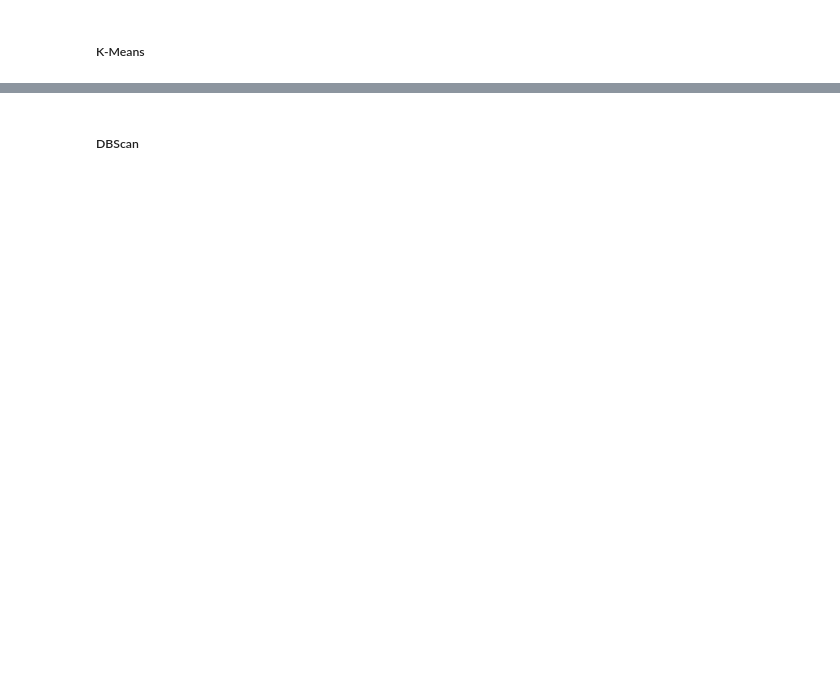
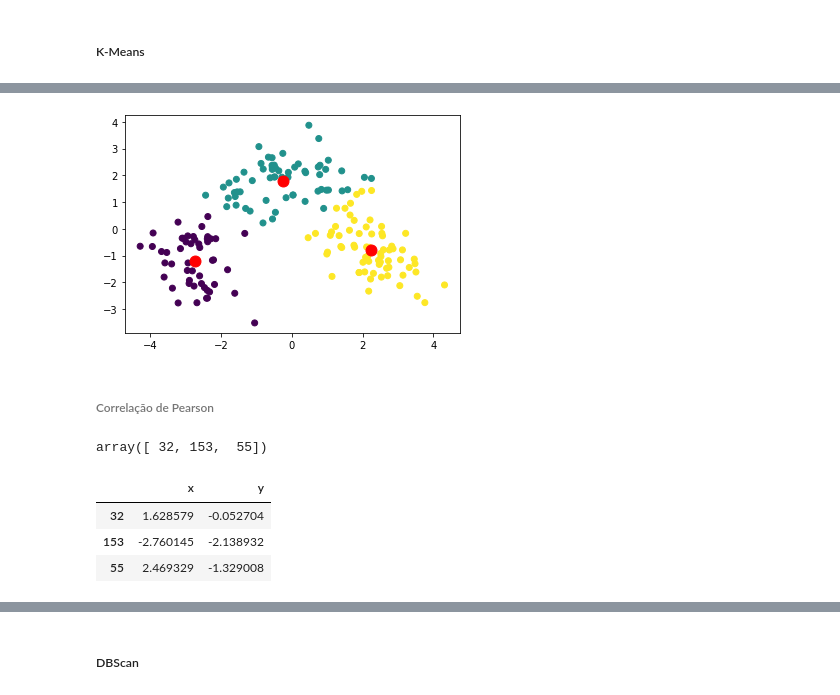
Before and after one commit to ldocarvalho/Analise-Grupos-Wine, a Jupyter notebook: TP3_AnaliseGrupos.ipynb, the cells around one changed output, grey strips where cells are left out. Saved outputs shown, nothing was run; the diff lists cells and outputs as text; code cells hidden in the pictures; blank space fills up the shorter version.

```diff
--- a/TP3_AnaliseGrupos.ipynb
+++ b/TP3_AnaliseGrupos.ipynb
@@ -208,0 +226,30 @@ Name: x, dtype: float64
+# %%
+while dif_fc != 0:
+  print(it)
+  #Calcular a Distancia entre os Centroides e os Objetox
+  D = dist(dfWines_reduced,C_Euclidean)
+  #Determinar o Centroide mais perto para cada objeto
+  for i in range(len(dfWines_reduced.values)):
+    #print(D[i])
+    #print(np.argmin(D[i]))
+    G_kmeans_Euclidean[i] = np.argmin(D[i])
+
+  #Atualizar a posicao dos Centroides
+  for i in range(k):
+    #Encontrar os objetos de cada grupo
+    ids = []
+    for j in range(len(dfWines_reduced.values)):
+      if G_kmeans_Euclidean[j]==i :
+        ids.append(j)
+    #Calcular o ponto médio do grupo
+    C_Euclidean.values[i] = media(dfWines_reduced.loc[ids])
+  #Calcular o nova funcao de custo do novo agrupamento
+  fc_nova = funcao_custo(dfWines_reduced.values,G_kmeans_Euclidean,C_Euclidean.values)
+
+  #Atualizando as variáveis de controle
+  if fc == 0:
+    dif_fc = fc_nova
+  else:
+    dif_fc = fc - fc_nova
+  fc = fc_nova
+  it=it+1
@@ -208,0 +264,8 @@ Name: x, dtype: float64
+# %%
+plt.scatter(dfWines_reduced["x"], dfWines_reduced["y"],c=G_kmeans_Euclidean)
+plt.scatter(C_Euclidean.values[:,0],C_Euclidean.values[:,1],s = 120,c='red')
+plt.show()
+# %% [output]
+[figure, added]
+# %% [markdown]
+###### Correlação de Pearson
@@ -208,0 +298,19 @@ Name: x, dtype: float64
+# %%
+idx = np.random.randint(0, len(dfWines_reduced), 3)
+idx
+# %% [output]
+array([ 32, 153,  55])
+# %%
+k = 3
+C_Pearson = dfWines_reduced.loc[idx]
+C_Pearson = C_Pearson.astype(np.float)
+G_kmeans_Pearson = np.zeros(len(dfWines_reduced.values))
+dif_fc = 1
+fc=0
+it = 0
+C_Pearson
+# %% [output]
+|  | x | y |
+| 32 | 1.628579 | -0.052704 |
+| 153 | -2.760145 | -2.138932 |
+| 55 | 2.469329 | -1.329008 |
```
Also changed, not shown: parts of 85 cells of this notebook.
